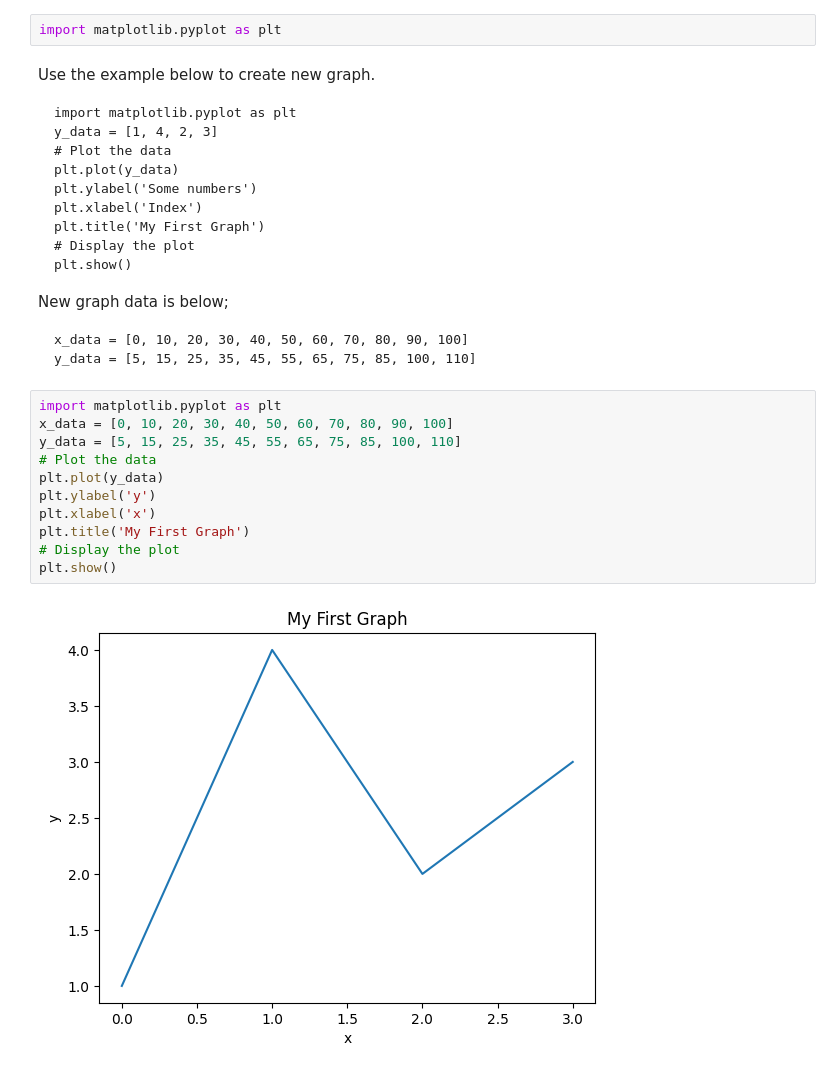
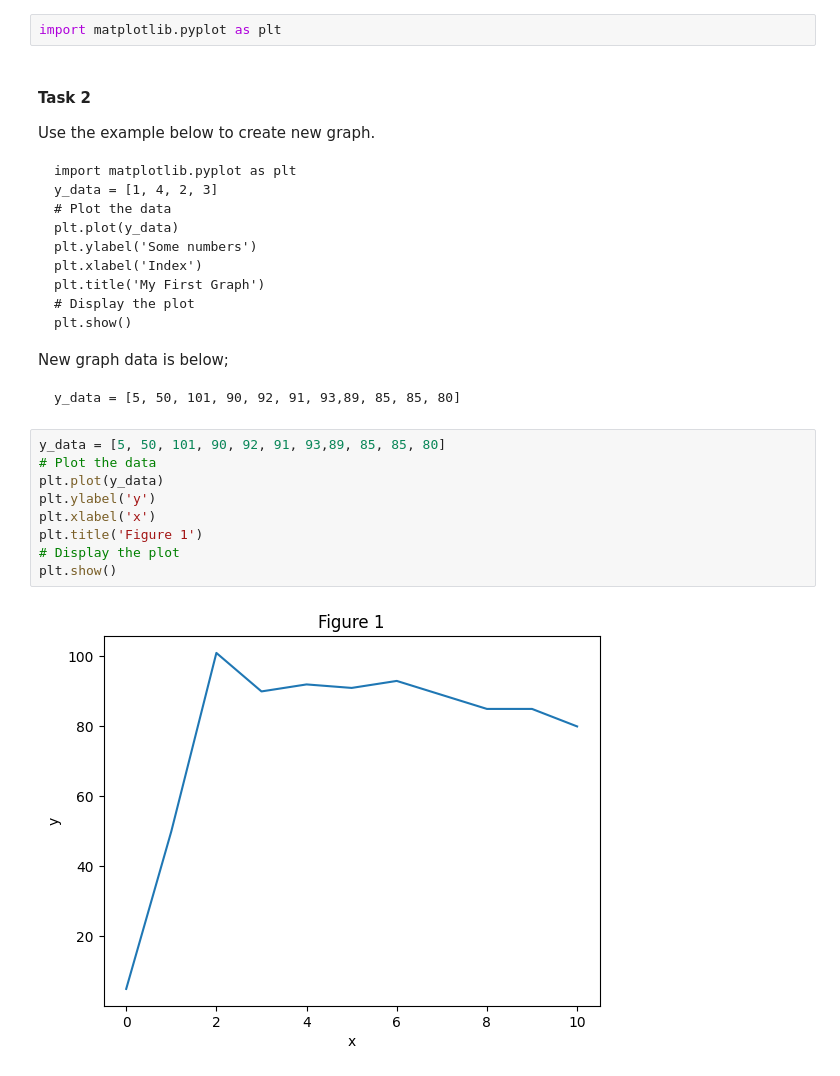
Before and after one commit to mechanical-design/260302_python_workshop, a Jupyter notebook: Slot2-2_draw_graph.ipynb, the cells around one changed output. Cells and saved outputs as stored; diff of their text form.

````diff
--- a/Slot2-2_draw_graph.ipynb
+++ b/Slot2-2_draw_graph.ipynb
@@ -7,6 +7,8 @@ Import `matplotlib.pyplot` and rename it as `plt`
 # %%
 import matplotlib.pyplot as plt
 # %% [markdown]
+#### Task 2
+
 Use the example below to create new graph.
 
 ```
@@ -24,19 +26,16 @@ plt.show()
 New graph data is below;
 
 ```
-x_data = [0, 10, 20, 30, 40, 50, 60, 70, 80, 90, 100]
-y_data = [5, 15, 25, 35, 45, 55, 65, 75, 85, 100, 110]
+y_data = [5, 50, 101, 90, 92, 91, 93,89, 85, 85, 80]
 ```
 # %%
-import matplotlib.pyplot as plt
-x_data = [0, 10, 20, 30, 40, 50, 60, 70, 80, 90, 100]
-y_data = [5, 15, 25, 35, 45, 55, 65, 75, 85, 100, 110]
+y_data = [5, 50, 101, 90, 92, 91, 93,89, 85, 85, 80]
 # Plot the data
 plt.plot(y_data)
 plt.ylabel('y')
 plt.xlabel('x')
-plt.title('My First Graph')
+plt.title('Figure 1')
 # Display the plot
 plt.show()
 # %% [output]
-[figure, old version]
+[figure, new version]
````
Also changed, not shown: parts of 2 cells of this notebook, 1 other file.
